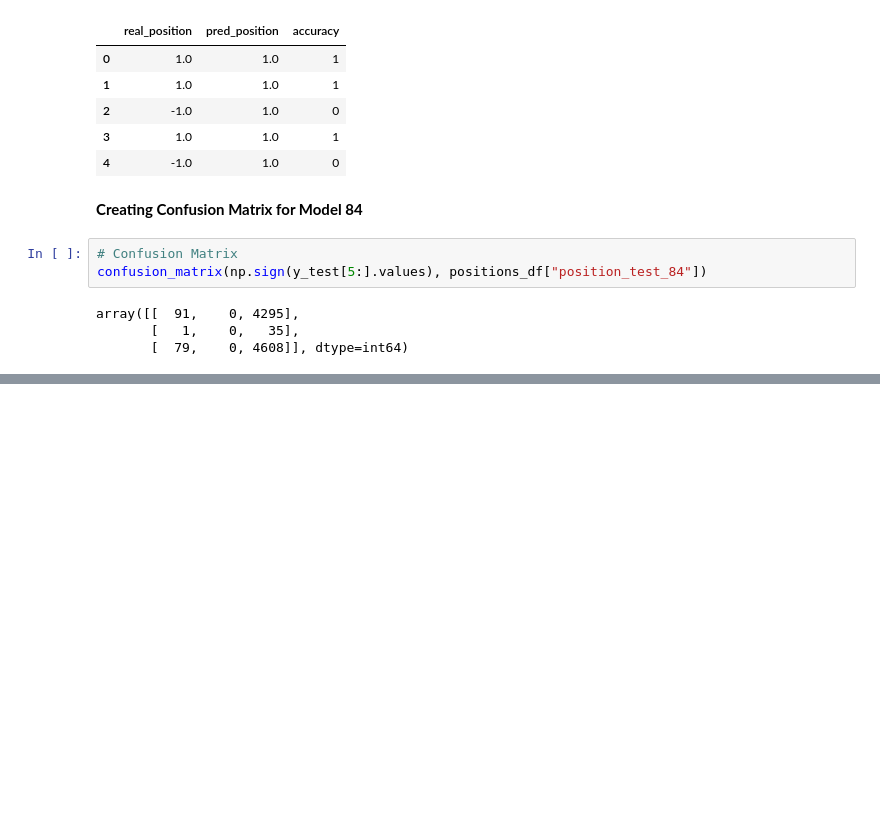
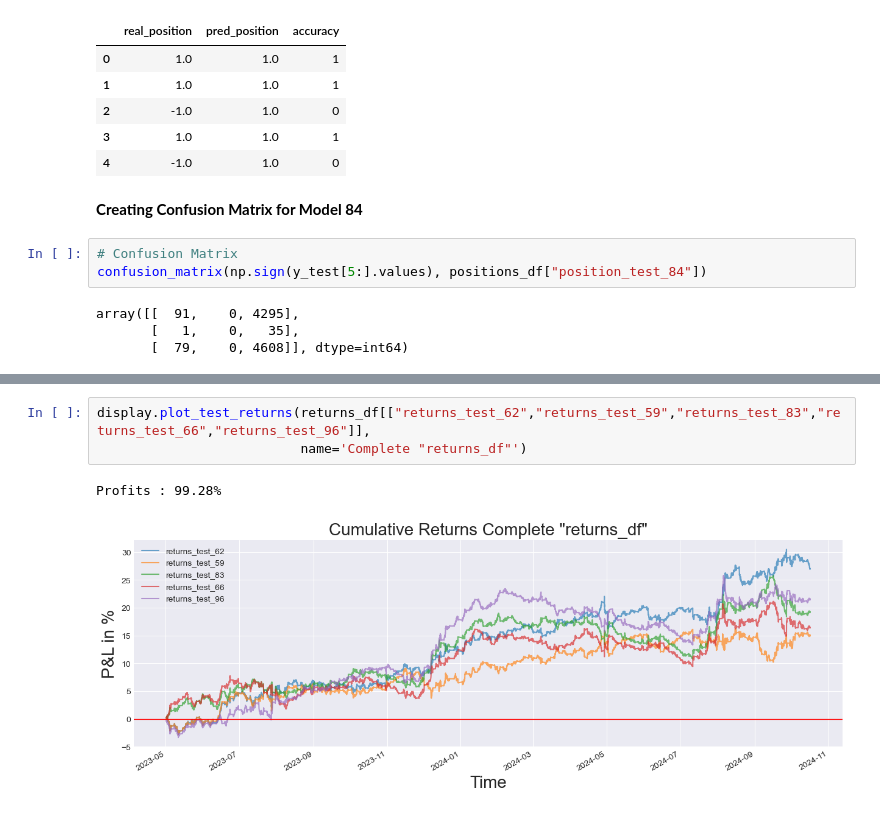
Before and after one commit to YarosInter/Time-Series-Conv1D-Neural-Network, a Jupyter notebook: Conv1D_Layer_Neural_Network.ipynb, the cells around one changed output, grey strips where cells are left out. Saved outputs shown, nothing was run; the diff lists cells and outputs as text; blank space fills up the shorter version.

```diff
--- a/Conv1D_Layer_Neural_Network.ipynb
+++ b/Conv1D_Layer_Neural_Network.ipynb
@@ -1087,0 +1112,6 @@ array([[  91,    0, 4295],
+# %%
+display.plot_test_returns(returns_df[["returns_test_62","returns_test_59","returns_test_83","returns_test_66","returns_test_96"]],
+                          name='Complete "returns_df"')
+# %% [output]
+Profits : 99.28%
+[figure, added]
```
Also changed, not shown: parts of 18 cells of this notebook.
